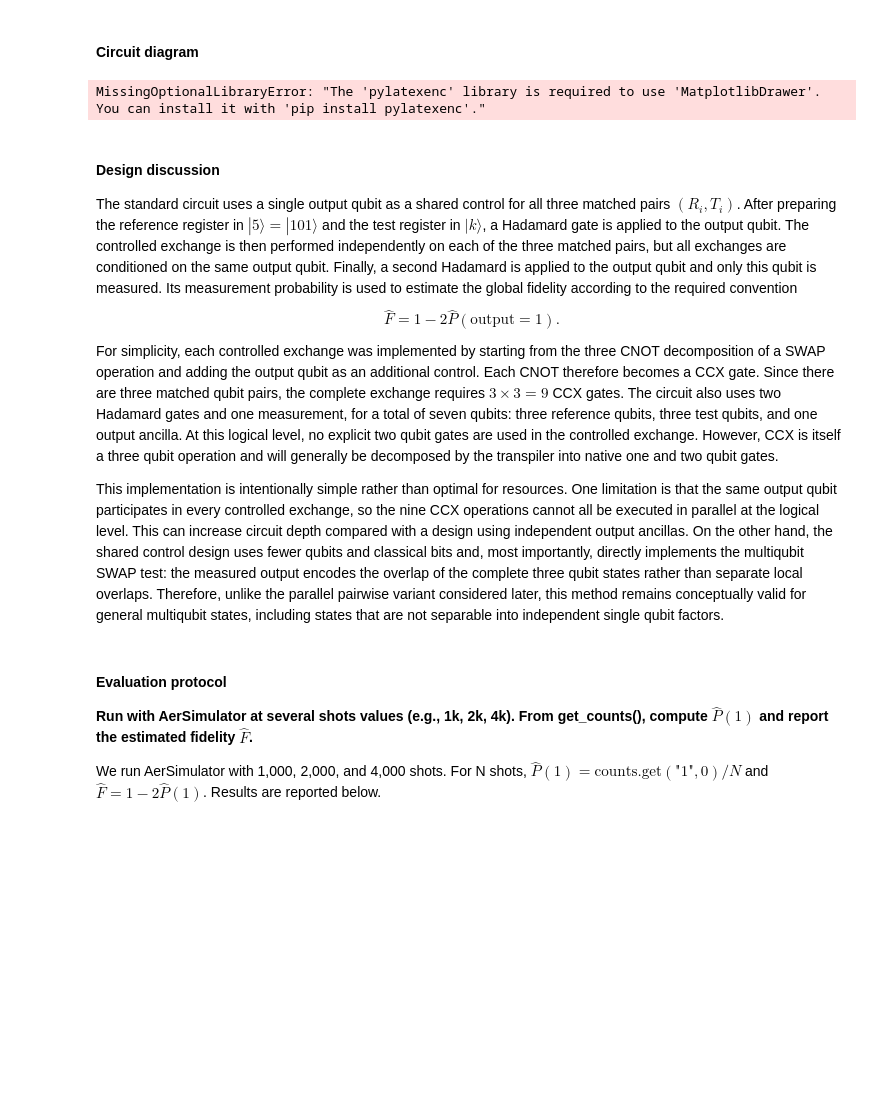
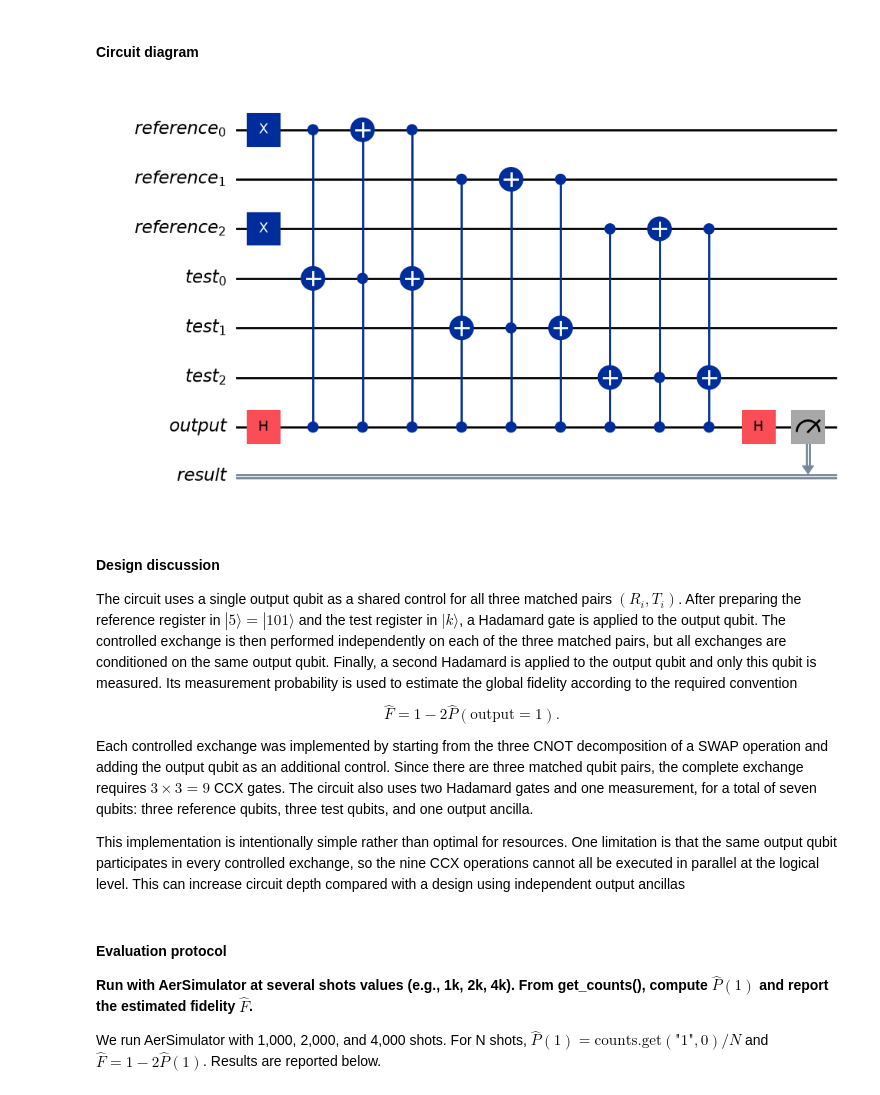
Before and after one commit to SignorB/quantum-assignment, a Jupyter notebook: state_vector_simulator.ipynb, the cells around one changed output. Drawn from its saved outputs; the diff is of its cells as text; code cells hidden in the pictures; blank space fills up the shorter version.

```diff
--- a/state_vector_simulator.ipynb
+++ b/state_vector_simulator.ipynb
@@ -356,7 +354,20 @@ def fidelity(u, v):
     return float(np.abs(np.vdot(u, v))**2)
 
 
-def build_swap_test(k):
+def prepare_basis_state(circuit, register, k):
+    # Qiskit index 0 is the least significant bit.
+    for i in range(len(register)):
+        if (k >> i) & 1:
+            circuit.x(register[i])
+
+
+def append_controlled_swap(circuit, control, qubit_a, qubit_b):
+    circuit.ccx(control, qubit_a, qubit_b)
+    circuit.ccx(control, qubit_b, qubit_a)
+    circuit.ccx(control, qubit_a, qubit_b)
+
+
+def build_swap_test(k, superpose_test=False):
     n = 3
     reference_k = 5  # |101>
     reference = QuantumRegister(n, "reference")
@@ -365,17 +376,15 @@ def build_swap_test(k):
     result = ClassicalRegister(1, "result")
     circuit = QuantumCircuit(reference, test, output, result)
 
-    for i in range(n):
-        if (reference_k >> i) & 1:
-            circuit.x(reference[i])
-        if (k >> i) & 1:
-            circuit.x(test[i])
+    prepare_basis_state(circuit, reference, reference_k)
+    prepare_basis_state(circuit, test, k)
+
+    if superpose_test:      # Used later for B2
+        circuit.h(test[0])  # Used later for B2
 
     circuit.h(output[0])
     for i in range(n):
-        circuit.ccx(output[0], reference[i], test[i])
-        circuit.ccx(output[0], test[i], reference[i])
-        circuit.ccx(output[0], reference[i], test[i])
+        append_controlled_swap(circuit, output[0], reference[i], test[i])
     circuit.h(output[0])
     circuit.measure(output[0], result[0])
     return circuit
@@ -425,30 +437,23 @@ The small deviation from zero is consistent with shot noise.
 # %%
 # Circuit diagram of the standard multiqubit SWAP test.
 # k = 0 is used only as an illustrative example against the reference |101>.
-import importlib
-importlib.invalidate_caches()
 
-from pylatexenc.latex2text import LatexNodes2Text
-from pylatexenc.latexencode import utf8tolatex
-from qiskit.utils import optionals
-
-optionals.HAS_PYLATEX._bool = None
 example_swap_circuit = build_swap_test(k=0)
 
 example_swap_circuit.draw(output="mpl", fold=-1, cregbundle=False)
 # %% [output]
-MissingOptionalLibraryError: "The 'pylatexenc' library is required to use 'MatplotlibDrawer'. You can install it with 'pip install pylatexenc'."
+[figure, added]
 # %% [markdown]
 #### Design discussion
 
-The standard circuit uses a single output qubit as a shared control for all three matched pairs $(R_i,T_i)$. After preparing the reference register in $|5\rangle=|101\rangle$ and the test register in $|k\rangle$, a Hadamard gate is applied to the output qubit. The controlled exchange is then performed independently on each of the three matched pairs, but all exchanges are conditioned on the same output qubit. Finally, a second Hadamard is applied to the output qubit and only this qubit is measured. Its measurement probability is used to estimate the global fidelity according to the required convention
+The circuit uses a single output qubit as a shared control for all three matched pairs $(R_i,T_i)$. After preparing the reference register in $|5\rangle=|101\rangle$ and the test register in $|k\rangle$, a Hadamard gate is applied to the output qubit. The controlled exchange is then performed independently on each of the three matched pairs, but all exchanges are conditioned on the same output qubit. Finally, a second Hadamard is applied to the output qubit and only this qubit is measured. Its measurement probability is used to estimate the global fidelity according to the required convention
 $$
 \hat F = 1 - 2\hat P(\mathrm{output}=1).
 $$
 
-For simplicity, each controlled exchange was implemented by starting from the three CNOT decomposition of a SWAP operation and adding the output qubit as an additional control. Each CNOT therefore becomes a CCX gate. Since there are three matched qubit pairs, the complete exchange requires $3\times3=9$ CCX gates. The circuit also uses two Hadamard gates and one measurement, for a total of seven qubits: three reference qubits, three test qubits, and one output ancilla. At this logical level, no explicit two qubit gates are used in the controlled exchange. However, CCX is itself a three qubit operation and will generally be decomposed by the transpiler into native one and two qubit gates.
+Each controlled exchange was implemented by starting from the three CNOT decomposition of a SWAP operation and adding the output qubit as an additional control. Since there are three matched qubit pairs, the complete exchange requires $3\times3=9$ CCX gates. The circuit also uses two Hadamard gates and one measurement, for a total of seven qubits: three reference qubits, three test qubits, and one output ancilla.
 
-This implementation is intentionally simple rather than optimal for resources. One limitation is that the same output qubit participates in every controlled exchange, so the nine CCX operations cannot all be executed in parallel at the logical level. This can increase circuit depth compared with a design using independent output ancillas. On the other hand, the shared control design uses fewer qubits and classical bits and, most importantly, directly implements the multiqubit SWAP test: the measured output encodes the overlap of the complete three qubit states rather than separate local overlaps. Therefore, unlike the parallel pairwise variant considered later, this method remains conceptually valid for general multiqubit states, including states that are not separable into independent single qubit factors.
+This implementation is intentionally simple rather than optimal for resources. One limitation is that the same output qubit participates in every controlled exchange, so the nine CCX operations cannot all be executed in parallel at the logical level. This can increase circuit depth compared with a design using independent output ancillas
 # %% [markdown]
 #### Evaluation protocol
 
```
Also changed, not shown: parts of 21 cells of this notebook.
